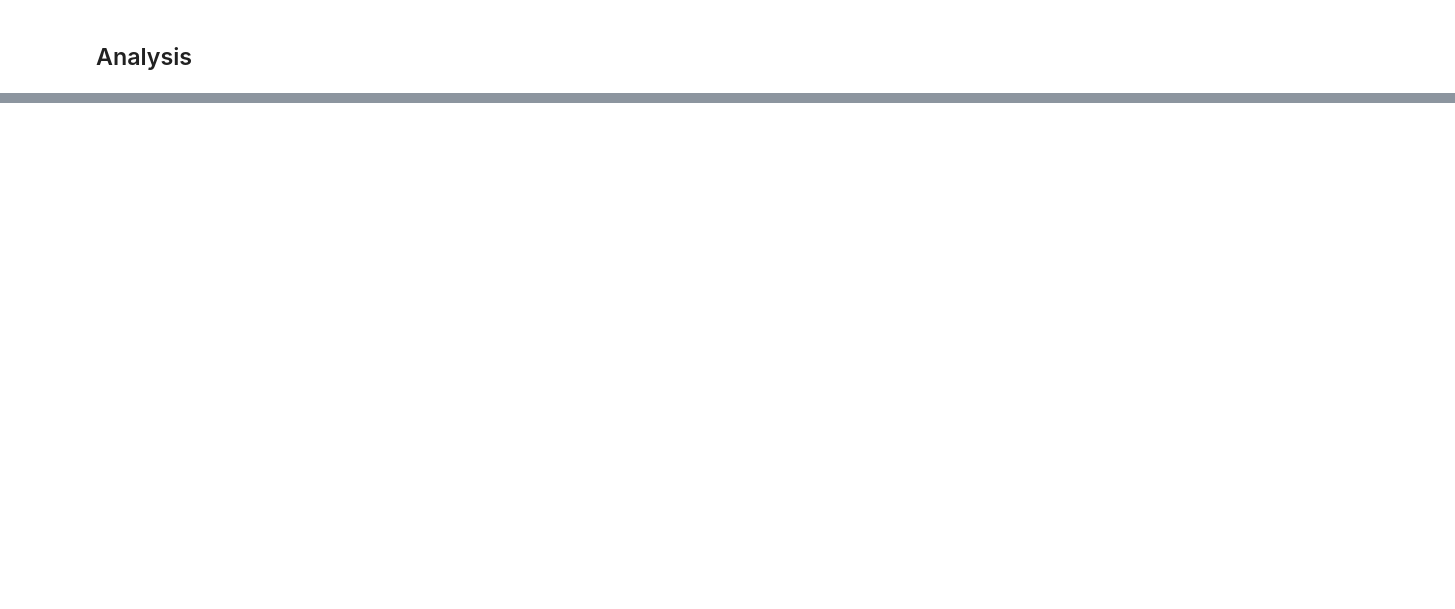
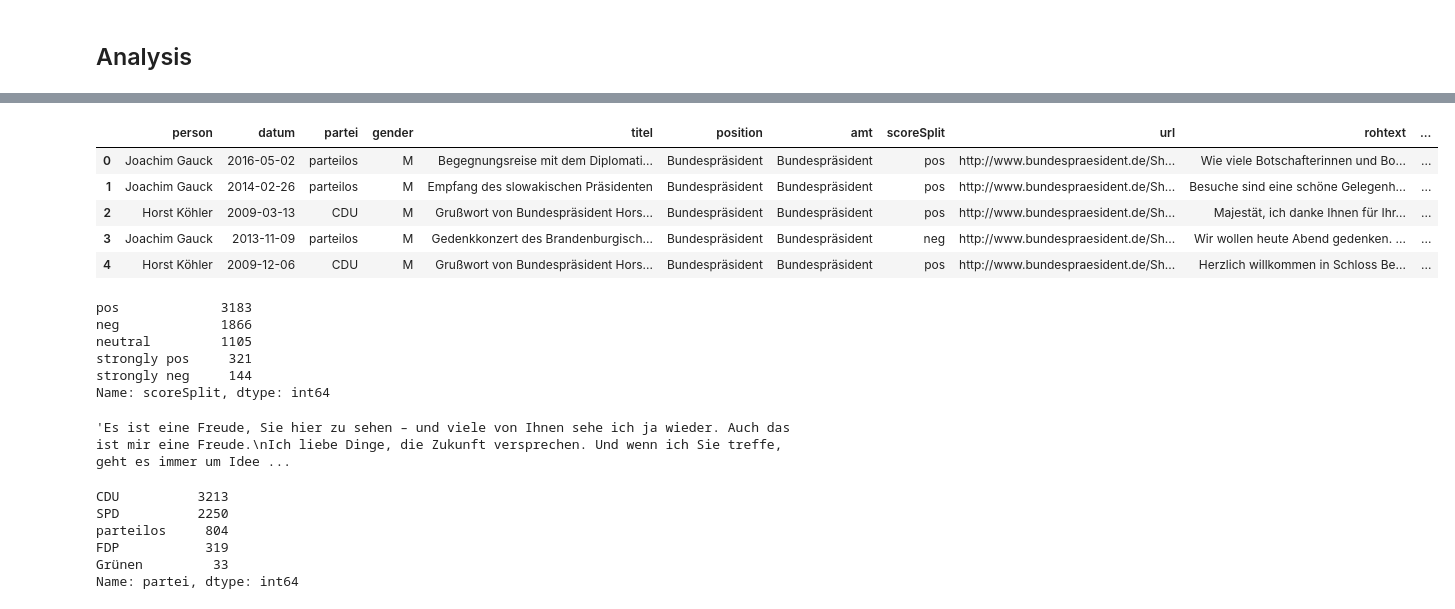
Before and after one commit to Data-Science-for-Linguists-2024/German-Political-Speeches-Sentiment-Analysis, a Jupyter notebook: GPS_Sentiment_Analysis.ipynb, the cells around one changed output, grey strips where cells are left out. Cells and saved outputs as stored; diff of their text form; code cells hidden in the pictures; blank space fills up the shorter version.

```diff
--- a/GPS_Sentiment_Analysis.ipynb
+++ b/GPS_Sentiment_Analysis.ipynb
@@ -563,0 +673,43 @@ from spacy_sentiws import spaCySentiWS
+# %%
+#adding a split for more specific sentiment classification
+speeches.insert(7, "scoreSplit", "neutral")
+speeches.loc[speeches['sentimentScore'] > 0.01, 'scoreSplit'] = 'pos'
+speeches.loc[speeches['sentimentScore'] > 0.1, 'scoreSplit'] = 'strongly pos'
+speeches.loc[speeches['sentimentScore'] < -0.01, 'scoreSplit'] = 'neg'
+speeches.loc[speeches['sentimentScore'] < -0.1, 'scoreSplit'] = 'strongly neg'
+
+speeches.head()
+# %% [output]
+|  | person | datum | partei | gender | titel | position | amt | scoreSplit | url | rohtext | ... |
+| 0 | Joachim Gauck | 2016-05-02 | parteilos | M | Begegnungsreise mit dem Diplomati... | Bundespräsident | Bundespräsident | pos | http://www.bundespraesident.de/Sh... | Wie viele Botschafterinnen und Bo... | ... |
+| 1 | Joachim Gauck | 2014-02-26 | parteilos | M | Empfang des slowakischen Präsidenten | Bundespräsident | Bundespräsident | pos | http://www.bundespraesident.de/Sh... | Besuche sind eine schöne Gelegenh... | ... |
+| 2 | Horst Köhler | 2009-03-13 | CDU | M | Grußwort von Bundespräsident Hors... | Bundespräsident | Bundespräsident | pos | http://www.bundespraesident.de/Sh... | Majestät, ich danke Ihnen für Ihr... | ... |
+| 3 | Joachim Gauck | 2013-11-09 | parteilos | M | Gedenkkonzert des Brandenburgisch... | Bundespräsident | Bundespräsident | neg | http://www.bundespraesident.de/Sh... | Wir wollen heute Abend gedenken. ... | ... |
+| 4 | Horst Köhler | 2009-12-06 | CDU | M | Grußwort von Bundespräsident Hors... | Bundespräsident | Bundespräsident | pos | http://www.bundespraesident.de/Sh... | Herzlich willkommen in Schloss Be... | ... |
+# %%
+#looks like there arent many speeches outside of -.1 and .1
+#overall more positive speeches
+speeches['scoreSplit'].value_counts()
+# %% [output]
+pos             3183
+neg             1866
+neutral         1105
+strongly pos     321
+strongly neg     144
+Name: scoreSplit, dtype: int64
+# %%
+superPos = speeches[speeches['scoreSplit']=='strongly pos'].rohtext.tolist()
+superPos[0]
+#this definitely seems like a very positive speech. THe speaker starts out by saying 'it is a joy to see you here' and contunues on with other overall positive comments
+# %% [output]
+'Es ist eine Freude, Sie hier zu sehen – und viele von Ihnen sehe ich ja wieder. Auch das ist mir eine Freude.\nIch liebe Dinge, die Zukunft versprechen. Und wenn ich Sie treffe, geht es immer um Idee ...
+# %%
+#i'm going to take a look at the correlation between party and sentiment, but I'd like to note that the split across parties is uneven
+speeches['partei'].value_counts()
+# %% [output]
+CDU          3213
+SPD          2250
+parteilos     804
+FDP           319
+Grünen         33
+Name: partei, dtype: int64
```
Also changed, not shown: parts of 38 cells of this notebook, 1 other file.
